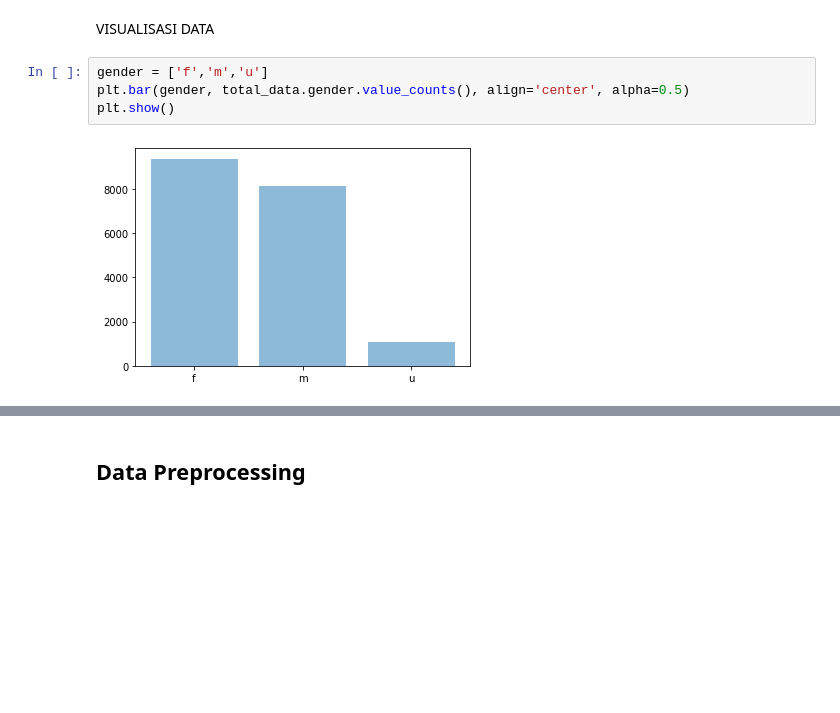
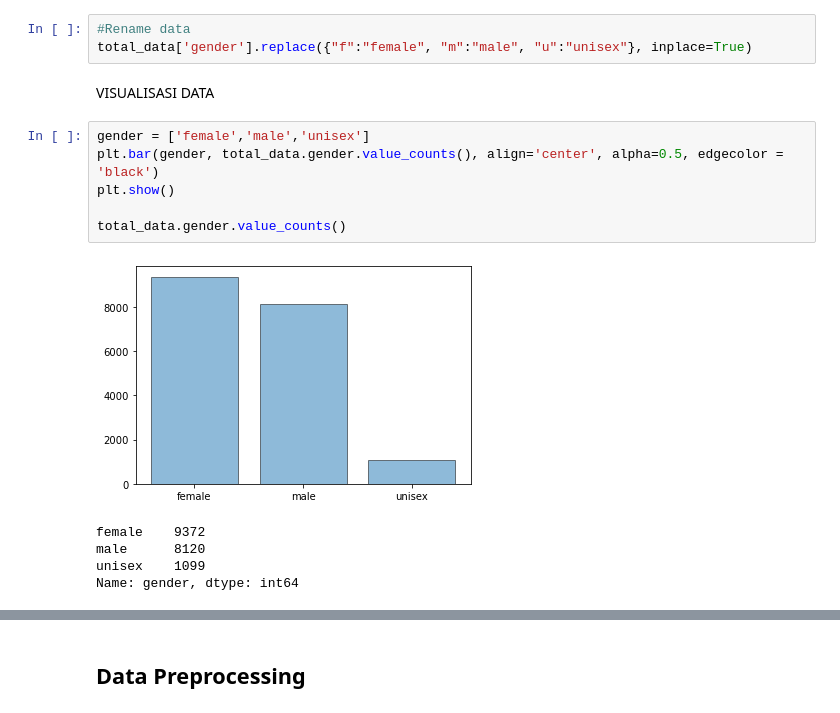
Before and after one commit to alfinyusriansyah/Project_Pembelajaran_Mesin, a Jupyter notebook: pembelajaran-mesin/Project.ipynb, the cells around one changed output, grey strips where cells are left out. Cells and saved outputs as stored; diff of their text form; blank space fills up the shorter version.

Commit message:
update load & read data

```diff
--- a/pembelajaran-mesin/Project.ipynb
+++ b/pembelajaran-mesin/Project.ipynb
@@ -63,11 +65,20 @@ total_data.head()
 | 2 | 30601258@N03 | 10437979845_5985be4b26_o.jpg | 1 | (25, 32) | f | 2395 | 876 | 771 | 771 | 175 | ... |
 | 3 | 30601258@N03 | 10437979845_5985be4b26_o.jpg | 3 | (25, 32) | m | 752 | 1255 | 484 | 485 | 180 | ... |
 | 4 | 30601258@N03 | 11816644924_075c3d8d59_o.jpg | 2 | (25, 32) | m | 175 | 80 | 769 | 768 | -75 | ... |
+# %%
+#Rename data
+total_data['gender'].replace({"f":"female", "m":"male", "u":"unisex"}, inplace=True)
 # %% [markdown]
 VISUALISASI DATA
 # %%
-gender = ['f','m','u']
-plt.bar(gender, total_data.gender.value_counts(), align='center', alpha=0.5)
+gender = ['female','male','unisex']
+plt.bar(gender, total_data.gender.value_counts(), align='center', alpha=0.5, edgecolor = 'black')
 plt.show()
+
+total_data.gender.value_counts()
 # %% [output]
-[figure, old version]
+[figure, new version]
+female    9372
+male      8120
+unisex    1099
+Name: gender, dtype: int64
```
Also changed, not shown: parts of 15 cells of this notebook.
